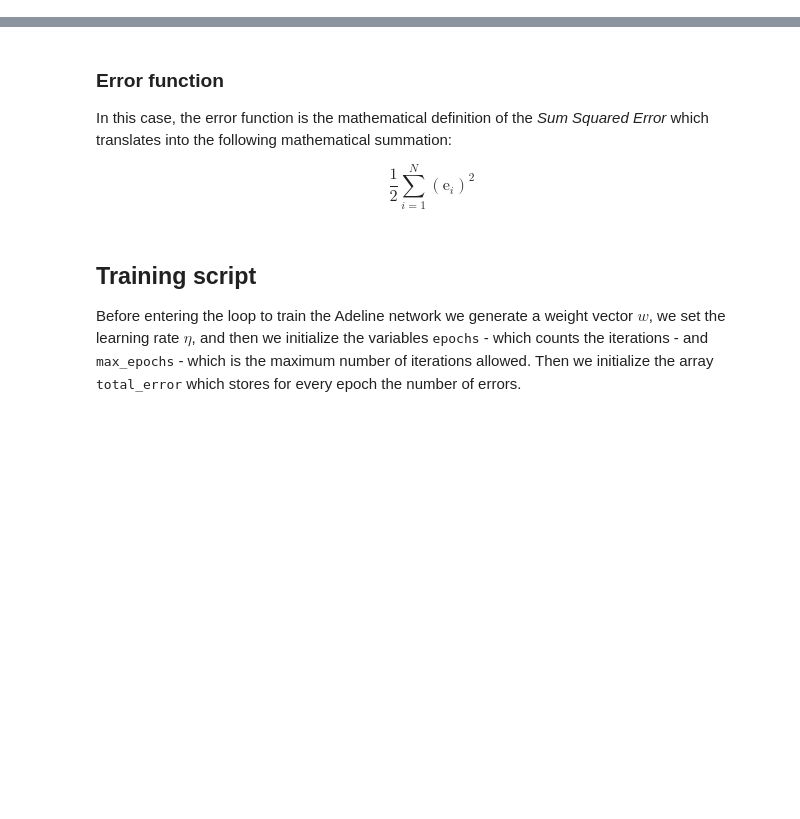
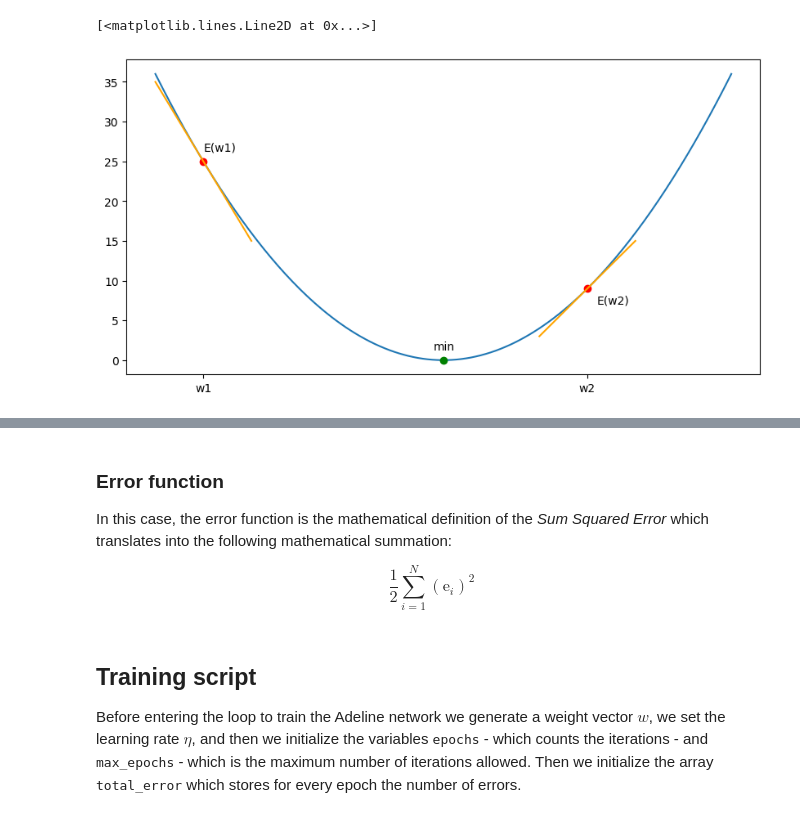
Before and after one commit to imAlessas/machine-learning, a Jupyter notebook: algorithms/gradient-descent/GD-basic.ipynb, the cells around one changed output, grey strips where cells are left out. Saved outputs shown, nothing was run; the diff lists cells and outputs as text; code cells hidden in the pictures; blank space fills up the shorter version.

```diff
--- a/algorithms/gradient-descent/GD-basic.ipynb
+++ b/algorithms/gradient-descent/GD-basic.ipynb
@@ -0,0 +24,33 @@
+# %%
+import matplotlib.pyplot as plt
+import numpy as np
+
+# create data
+x = np.linspace(-6, 6, 240)
+y = x**2
+
+# plot parabola
+plt.figure(figsize=(10, 5))
+plt.plot(x, y)
+
+# insert fixed points
+plt.xticks([-5, 3], ['w1', 'w2'])
+plt.plot([-5, 3], [25, 9], 'ro')
+
+# label points in the curve
+plt.text(-5, 26, 'E(w1)', ha='left', va='bottom')
+plt.text(3.2, 6.8, 'E(w2)', ha='left', va='bottom')
+
+# insert min error
+plt.plot([0], [0], 'go')
+plt.text(- 0.2, 1, 'min', va='bottom')
+
+# plot derivative
+x = np.linspace(-6, -4, 50)
+plt.plot(x, -10 * x - 25, color = "orange")
+
+x = np.linspace(2, 4, 50)
+plt.plot(x, 6 * x - 9, color = "orange")
+# %% [output]
+[<matplotlib.lines.Line2D at 0x...>]
+[figure, added]
```
Also changed, not shown: parts of 10 cells of this notebook.
